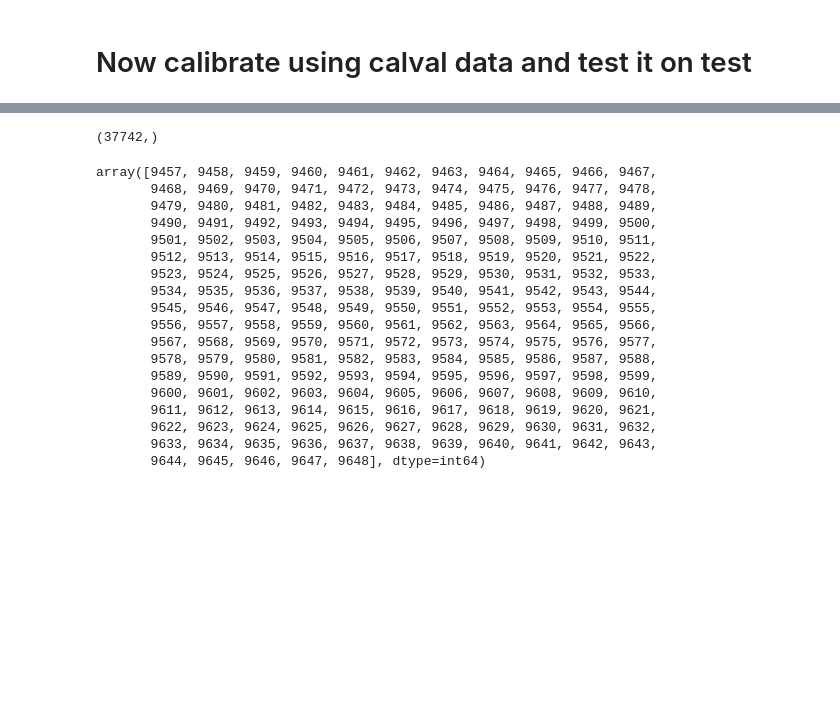
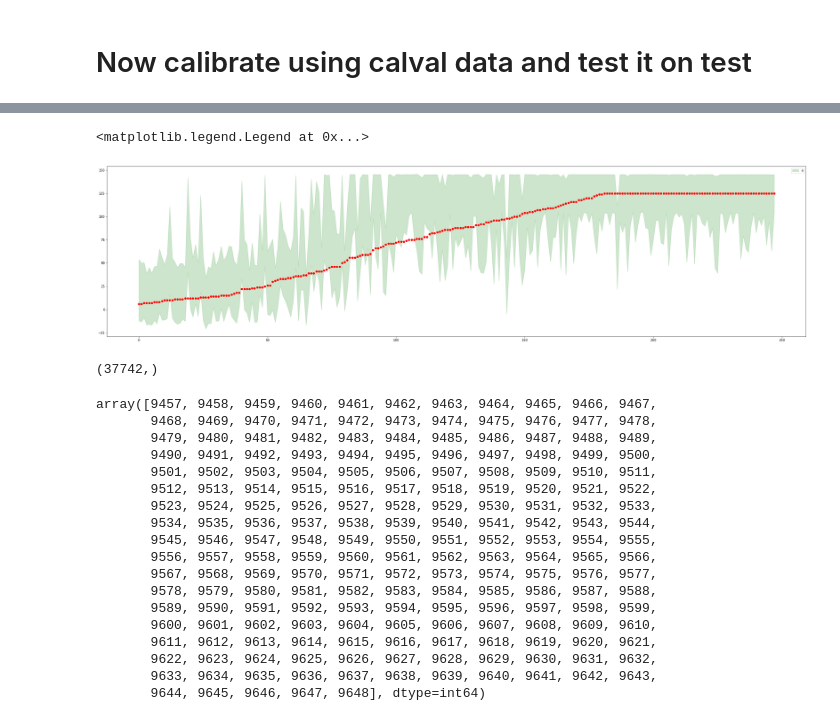
Before and after one commit to alireza-javanmardi/conformal-RUL-intervals, a Jupyter notebook: test.ipynb, the cells around one changed output, grey strips where cells are left out. Cells and saved outputs as stored; diff of their text form; code cells hidden in the pictures; blank space fills up the shorter version.

```diff
--- a/test.ipynb
+++ b/test.ipynb
@@ -278,3 +375,18 @@ len(y_hat_test_CQR[0])
+# %%
+from cProfile import label
+
+
+plt.figure(figsize=(40, 10))
+sorted_y_idx = y_test.argsort(axis=0)
+sorted_y = y_test[sorted_y_idx.reshape(-1)]
+sorted_y_low = y_low_CQR[sorted_y_idx]
+sorted_y_high = y_high_CQR[sorted_y_idx]
+plt.fill_between(range(len(y_hat_test_CQR[0])), sorted_y_low.reshape(-1), sorted_y_high.reshape(-1), color='green', alpha=0.2, label='a')
+plt.plot(range(len(y_hat_test_CQR[0])), sorted_y, 'or')
+plt.legend()
+# %% [output]
+<matplotlib.legend.Legend at 0x...>
+[figure, added]
 # %%
 y_hat_test_CQR[0].reshape(-1).shape
 # %% [output]
```
Also changed, not shown: parts of 32 cells of this notebook.
